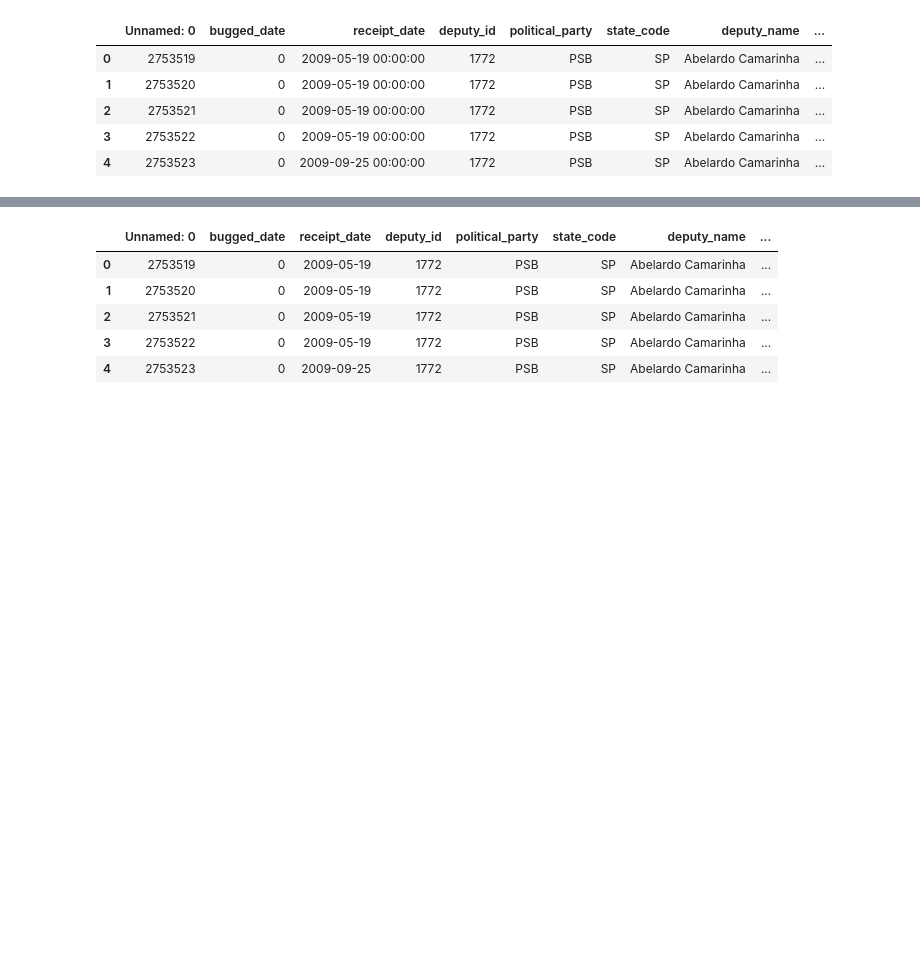
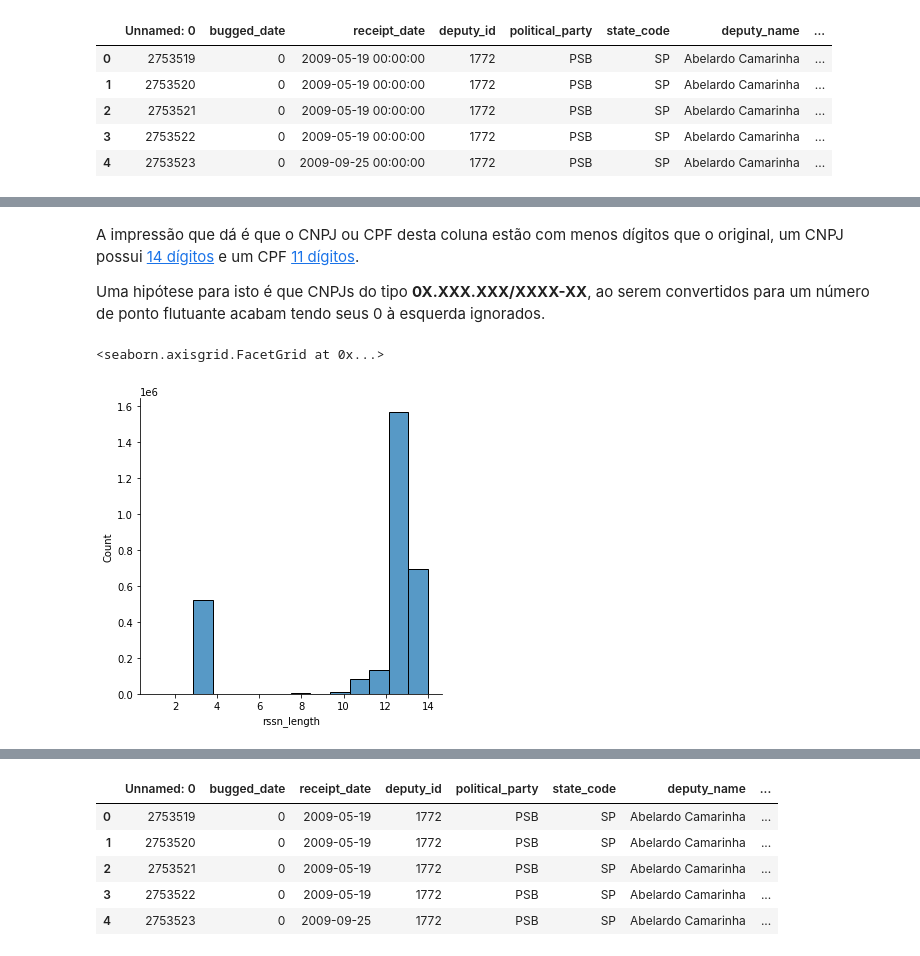
Before and after one commit to DefinitelyNotACactus/Chamber-of-Deputies-Reimbursements, a Jupyter notebook: Limpeza e Transformaçao de Dados.ipynb, the cells around one changed output, grey strips where cells are left out. Drawn from its saved outputs; the diff is of its cells as text; code cells hidden in the pictures; blank space fills up the shorter version.

```diff
--- a/Limpeza e Transformaçao de Dados.ipynb
+++ b/Limpeza e Transformaçao de Dados.ipynb
@@ -32,0 +38,4 @@ df.head()
+# %%
+df['l'] = df['receipt_social_security_number'].apply(lambda x : x.endswith('0'))
+
+df[df['l'] == False]
@@ -32,0 +64,4 @@ df.head()
+# %%
+df['receipt_social_security_number'] = df['receipt_social_security_number'].apply(lambda x : x[:-2] if x != 'nan' else x)
+
+df['receipt_social_security_number']
@@ -32,0 +81,13 @@ df.head()
+# %% [markdown]
+A impressão que dá é que o CNPJ ou CPF desta coluna estão com menos dígitos que o original, um CNPJ possui [14 dígitos](https://weel.com.br/blog/o-que-e-cnpj) e um CPF [11 dígitos](http://www.dbins.com.br/dica/como-funciona-a-logica-da-validacao-do-cpf).
+
+Uma hipótese para isto é que CNPJs do tipo **0X.XXX.XXX/XXXX-XX**, ao serem convertidos para um número de ponto flutuante acabam tendo seus 0 à esquerda ignorados.
+# %%
+import seaborn as sns
+
+df['rssn_length'] = df['receipt_social_security_number'].apply(lambda x : len(x))
+
+sns.displot(df, x=df['rssn_length'], bins=14)
+# %% [output]
+<seaborn.axisgrid.FacetGrid at 0x...>
+[figure, added]
```
Also changed, not shown: parts of 20 cells of this notebook.
